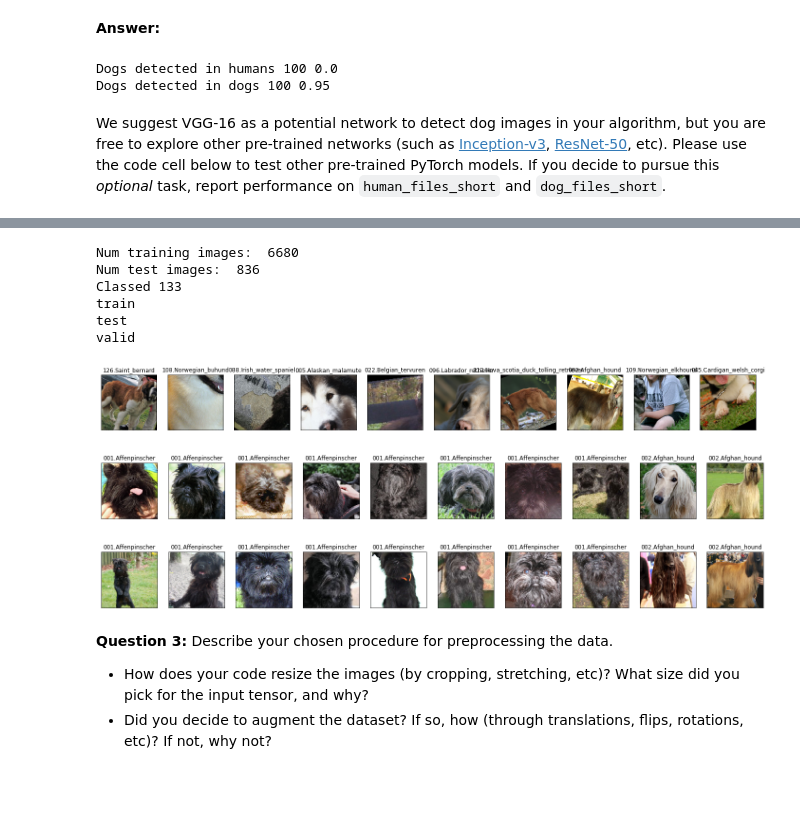
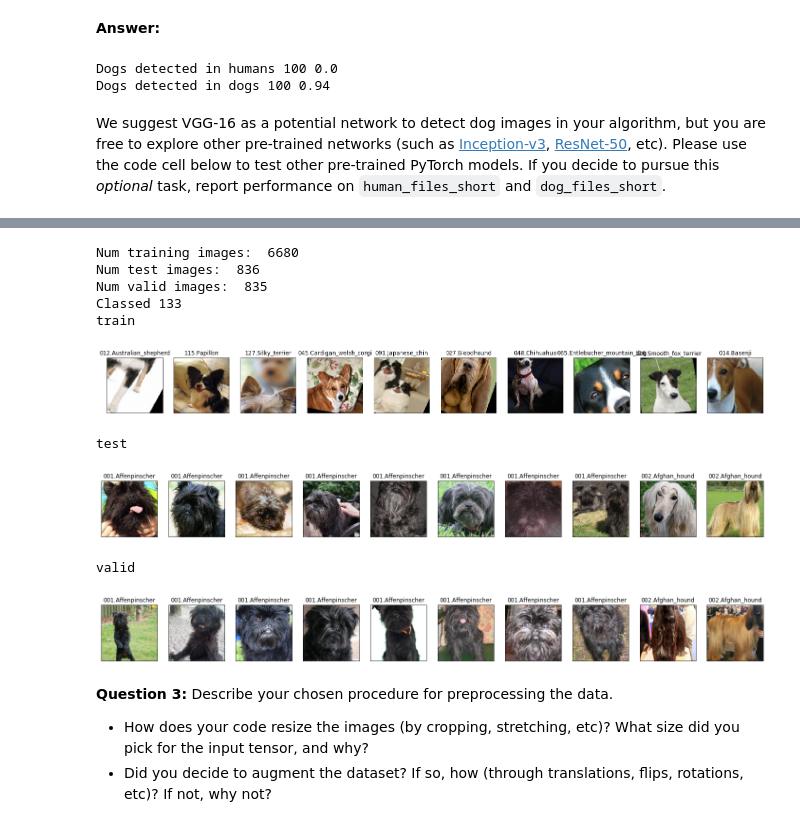
Before and after one commit to olegs/deep-learning-v2-pytorch, a Jupyter notebook: project-dog-classification/dog_app.ipynb, the cells around one changed output, grey strips where cells are left out. Cells and saved outputs as stored; diff of their text form; code cells hidden in the pictures; blank space fills up the shorter version.

```diff
--- a/project-dog-classification/dog_app.ipynb
+++ b/project-dog-classification/dog_app.ipynb
@@ -211,7 +211,9 @@ def load_image(img_path, max_size=400, shape=None):
     in_transform = transforms.Compose([
                         transforms.Resize(size),
                         transforms.ToTensor(),
-                        transforms.Normalize(mean=[0.5, 0.5, 0.5], std=[0.5, 0.5, 0.5])])
+                        # Use VGG16 normalization
+                        transforms.Normalize(mean=[0.485, 0.456, 0.406],
+                                             std=[0.229, 0.224, 0.225])])
 
     # discard the transparent, alpha channel (that's the :3) and add the batch dimension
     image = in_transform(image)[:3,:,:].unsqueeze(0)
@@ -221,13 +223,13 @@ def load_image(img_path, max_size=400, shape=None):
 
 # helper function for un-normalizing an image
 # and converting it from a Tensor image to a NumPy image for display
-def im_convert(tensor):
+def im_convert(tensor, means=np.array([0.485, 0.456, 0.406]), stds=np.array([0.229, 0.224, 0.225])):
     """ Display a tensor as an image. """
 
     image = tensor.to("cpu").clone().detach()
     image = image.numpy().squeeze()
     image = image.transpose(1,2,0)
-    image = image * np.array((0.5, 0.5, 0.5)) + np.array((0.5, 0.5, 0.5))
+    image = image * stds + means
     image = image.clip(0, 1)
 
     return image
@@ -292,7 +294,7 @@ print('Dogs detected in dogs 100',
       sum([dog_detector(df) for df in dog_files_short]) / len(dog_files_short))
 # %% [output]
 Dogs detected in humans 100 0.0
-Dogs detected in dogs 100 0.95
+Dogs detected in dogs 100 0.94
 # %% [markdown]
 We suggest VGG-16 as a potential network to detect dog images in your algorithm, but you are free to explore other pre-trained networks (such as [Inception-v3](http://pytorch.org/docs/master/torchvision/models.html#inception-v3), [ResNet-50](http://pytorch.org/docs/master/torchvision/models.html#id3), etc).  Please use the code cell below to test other pre-trained PyTorch models.  If you decide to pursue this _optional_ task, report performance on `human_files_short` and `dog_files_short`.
 # %%
@@ -340,57 +342,71 @@ from torchvision import datasets
 ## Specify appropriate transforms, and batch_sizes
 
 data_dir = 'dogImages'
+
+# print('Estimating RGB means and stds for the train dataset')
+# imgs_data = datasets.ImageFolder(data_dir + '/train', transform=transforms.Resize((224, 224)))
+# accumulated = np.zeros((3, 224 * 224))
+# for data, *_ in imgs_data:
+#     accumulated += (np.reshape(data, (3, -1))) / 255.0
+# means, stds = accumulated.mean(axis=1) / len(imgs_data), accumulated.std(axis=1) / len(imgs_data)
+# print('Train Means {} \tStds {}'.format(means, stds))
+
+# Use VGG16 mean and stds because we would use transfer learning
+means, stds = [0.485, 0.456, 0.406], [0.229, 0.224, 0.225],
+
 train_transforms = transforms.Compose([transforms.RandomRotation(30),
                                        transforms.RandomHorizontalFlip(),
                                        transforms.RandomResizedCrop(224),
                                        transforms.ToTensor(),
-                                       transforms.Normalize(mean=[0.5, 0.5, 0.5], std=[0.5, 0.5, 0.5])])
+                                       transforms.Normalize(mean=means, std=stds)])
 
 test_transforms = transforms.Compose([transforms.Resize(256),
                                       transforms.CenterCrop(224),
                                       transforms.ToTensor(),
-                                      transforms.Normalize(mean=[0.5, 0.5, 0.5], std=[0.5, 0.5, 0.5])])
-
+                                      transforms.Normalize(mean=means, std=stds)])
 
 train_data = datasets.ImageFolder(data_dir + '/train', transform=train_transforms)
 test_data = datasets.ImageFolder(data_dir + '/test', transform=test_transforms)
-validate_data = datasets.ImageFolder(data_dir + '/valid', transform=test_transforms)
+valid_data = datasets.ImageFolder(data_dir + '/valid', transform=test_transforms)
 
 train_loader = torch.utils.data.DataLoader(train_data, batch_size=64, shuffle=True)
 test_loader = torch.utils.data.DataLoader(test_data, batch_size=64)
-validate_loader = torch.utils.data.DataLoader(validate_data, batch_size=64)
+valid_loader = torch.utils.data.DataLoader(valid_data, batch_size=64)
 
 # Print out some data stats
 print('Num training images: ', len(train_data))
 print('Num test images: ', len(test_data))
+print('Num valid images: ', len(valid_data))
 print('Classed', len(train_data.classes))
 
 # Prepare for the code conventions
 loaders_scratch = {
     'train' : train_loader,
     'test': test_loader,
-    'valid': validate_loader,
+    'valid': valid_loader,
 }
 
 # Visualize one batch of training images
 for (name, loader) in loaders_scratch.items():
     print(name)
     images, labels = iter(loader).next()
     # Plot the images in the batch, along with the corresponding labels
     fig = plt.figure(figsize=(25, 4))
     for idx in np.arange(10):
         ax = fig.add_subplot(1, 10, idx+1, xticks=[], yticks=[])
-        plt.imshow(im_convert(images[idx]))
+        plt.imshow(im_convert(images[idx], means=means, stds=stds))
         ax.set_title(train_data.classes[labels[idx]])
+    plt.show()
 # %% [output]
 Num training images:  6680
 Num test images:  836
+Num valid images:  835
 Classed 133
 train
-test
-valid
-[figure, old version]
+[figure, new version]
+test
 [figure]
+valid
 [figure]
 # %% [markdown]
 **Question 3:** Describe your chosen procedure for preprocessing the data.
```
Also changed, not shown: parts of 9 cells of this notebook, 4 other files.
